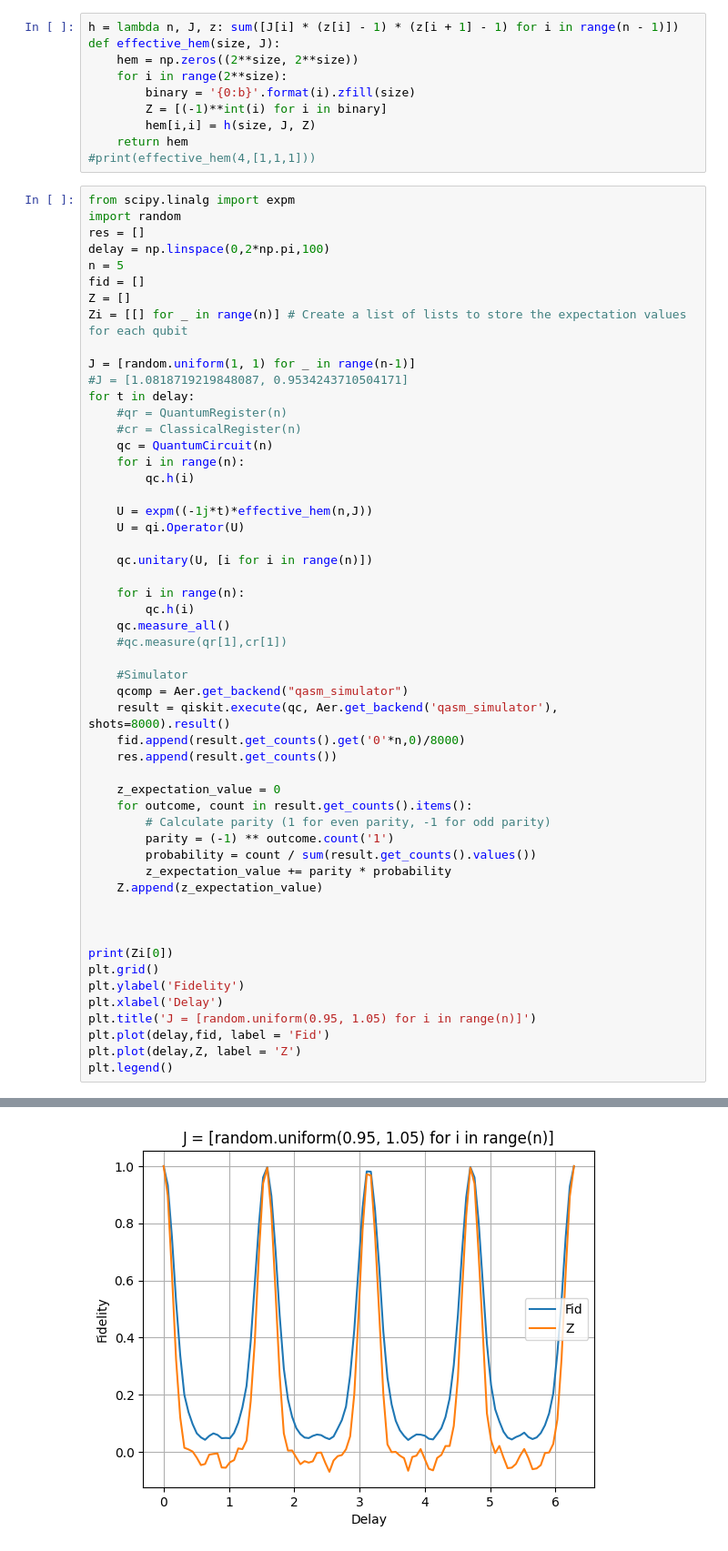
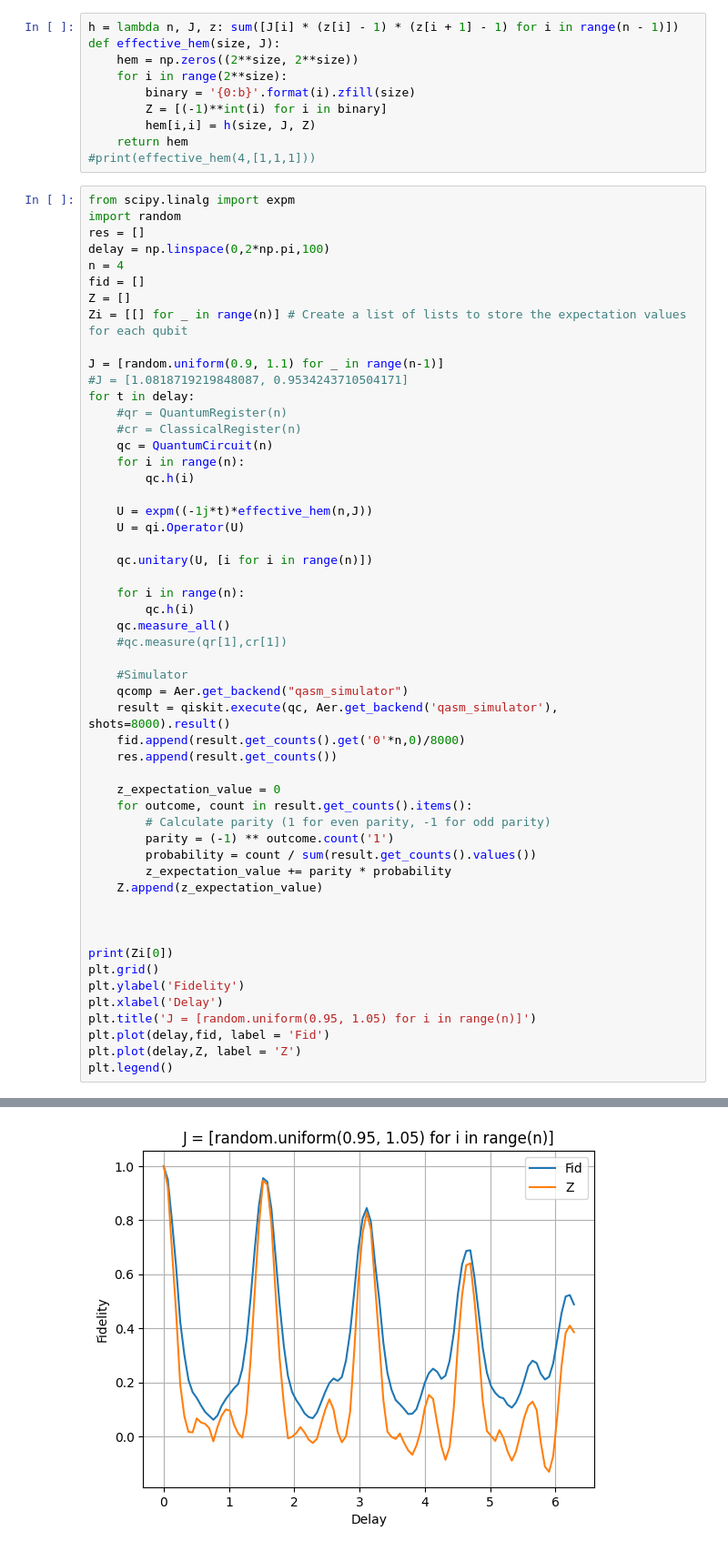
Before and after one commit to Davidkatom/Crosstalk, a Jupyter notebook: OscilationsManyQubits.ipynb, the cells around one changed output, grey strips where cells are left out. Shown at 91% size. Drawn from its saved outputs; the diff is of its cells as text.

```diff
--- a/OscilationsManyQubits.ipynb
+++ b/OscilationsManyQubits.ipynb
@@ -31,12 +31,12 @@ from scipy.linalg import expm
 import random
 res = []
 delay = np.linspace(0,2*np.pi,100)
-n = 5
+n = 4
 fid = []
 Z = []
 Zi = [[] for _ in range(n)] # Create a list of lists to store the expectation values for each qubit
 
-J = [random.uniform(1, 1) for _ in range(n-1)]
+J = [random.uniform(0.9, 1.1) for _ in range(n-1)]
 #J = [1.0818719219848087, 0.9534243710504171]
 for t in delay:
     #qr = QuantumRegister(n)
@@ -55,34 +55,34 @@ for t in delay:
     qc.measure_all()
     #qc.measure(qr[1],cr[1])
 
     #Simulator
     qcomp = Aer.get_backend("qasm_simulator")
     result = qiskit.execute(qc, Aer.get_backend('qasm_simulator'), shots=8000).result()
     fid.append(result.get_counts().get('0'*n,0)/8000)
     res.append(result.get_counts())
 
     z_expectation_value = 0
     for outcome, count in result.get_counts().items():
         # Calculate parity (1 for even parity, -1 for odd parity)
         parity = (-1) ** outcome.count('1')
         probability = count / sum(result.get_counts().values())
         z_expectation_value += parity * probability
     Z.append(z_expectation_value)
 
 
 
 print(Zi[0])
 plt.grid()
 plt.ylabel('Fidelity')
 plt.xlabel('Delay')
 plt.title('J = [random.uniform(0.95, 1.05) for i in range(n)]')
 plt.plot(delay,fid, label = 'Fid')
 plt.plot(delay,Z, label = 'Z')
 plt.legend()
 # %% [output]
 []
 <matplotlib.legend.Legend at 0x...>
-[figure, old version]
+[figure, new version]
 # %%
 #Plots qiskit histogram:
 print(J)
```
Also changed, not shown: parts of 6 cells of this notebook.
